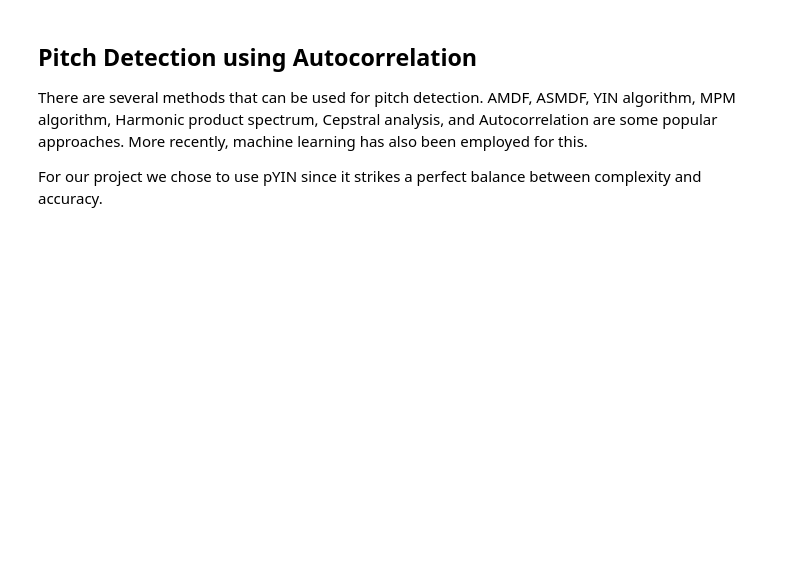
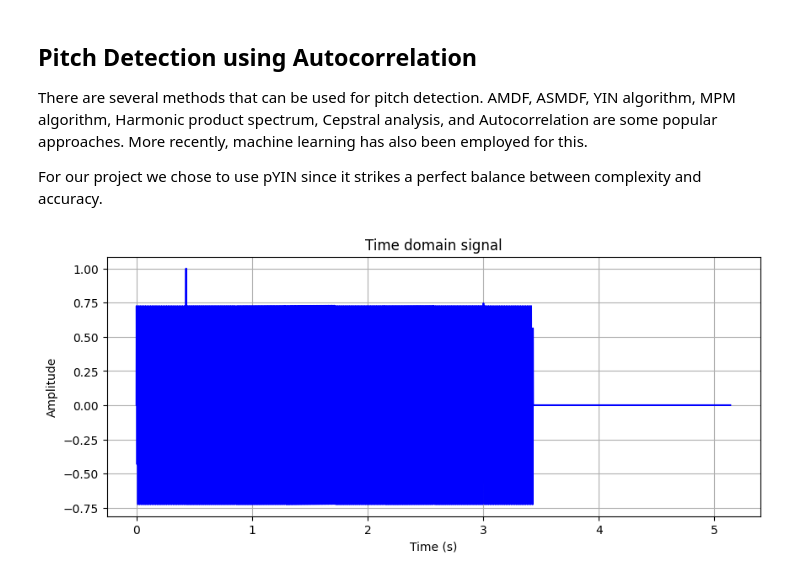
Before and after one commit to AyushAryal/MusicMuse, a Jupyter notebook: src/notes/pitch_detection.ipynb, the cells around one changed output. Saved outputs shown, nothing was run; the diff lists cells and outputs as text; code cells hidden in the pictures; blank space fills up the shorter version.

```diff
--- a/src/notes/pitch_detection.ipynb
+++ b/src/notes/pitch_detection.ipynb
@@ -9,41 +9,44 @@ AMDF, ASMDF, YIN algorithm, MPM algorithm, Harmonic product spectrum, Cepstral a
 For our project we chose to use pYIN since it strikes a perfect balance between complexity and accuracy.
 # %%
 import numpy as np
+import sys
 import librosa
 import matplotlib.pyplot as plt
 
-track_path = "../../res/wav/bad_romance.wav"
+track_path = "../../res/wav/1.wav"
 track_data, sample_rate = librosa.load(track_path)
 
 # Normalize the audio data
 track_data = track_data.astype(np.float32) / np.max(np.abs(track_data))
 
 # Create the time axis for the waveform plot
 duration = len(track_data) / sample_rate
 time_data = np.linspace(0.0, duration, len(track_data))
 
 
 def crop_track(start, end, time_data, track_data, sample_rate):
     duration = len(time_data) / sample_rate
     if start < 0 or start > end or start > duration or end > duration:
         raise RuntimeError("Start/end should be in range")
     start_idx = int(start * sample_rate)
     end_idx = int(end * sample_rate)
     return (
         time_data[start_idx:end_idx],
         track_data[start_idx:end_idx],
     )
 
 
 # Plot the time domain signal
 plt.figure(figsize=(10, 4))
 x_data, y_data = crop_track(0, duration, time_data, track_data, sample_rate)
 plt.plot(x_data, y_data, color="b")
 plt.xlabel("Time (s)")
 plt.ylabel("Amplitude")
 plt.title("Time domain signal")
 plt.grid(True)
 plt.show()
+# %% [output]
+[figure, added]
 # %%
 # Plot a small section of the time domain signal
 plt.figure(figsize=(10, 4))
```
Also changed, not shown: parts of 5 cells of this notebook, 11 other files.
